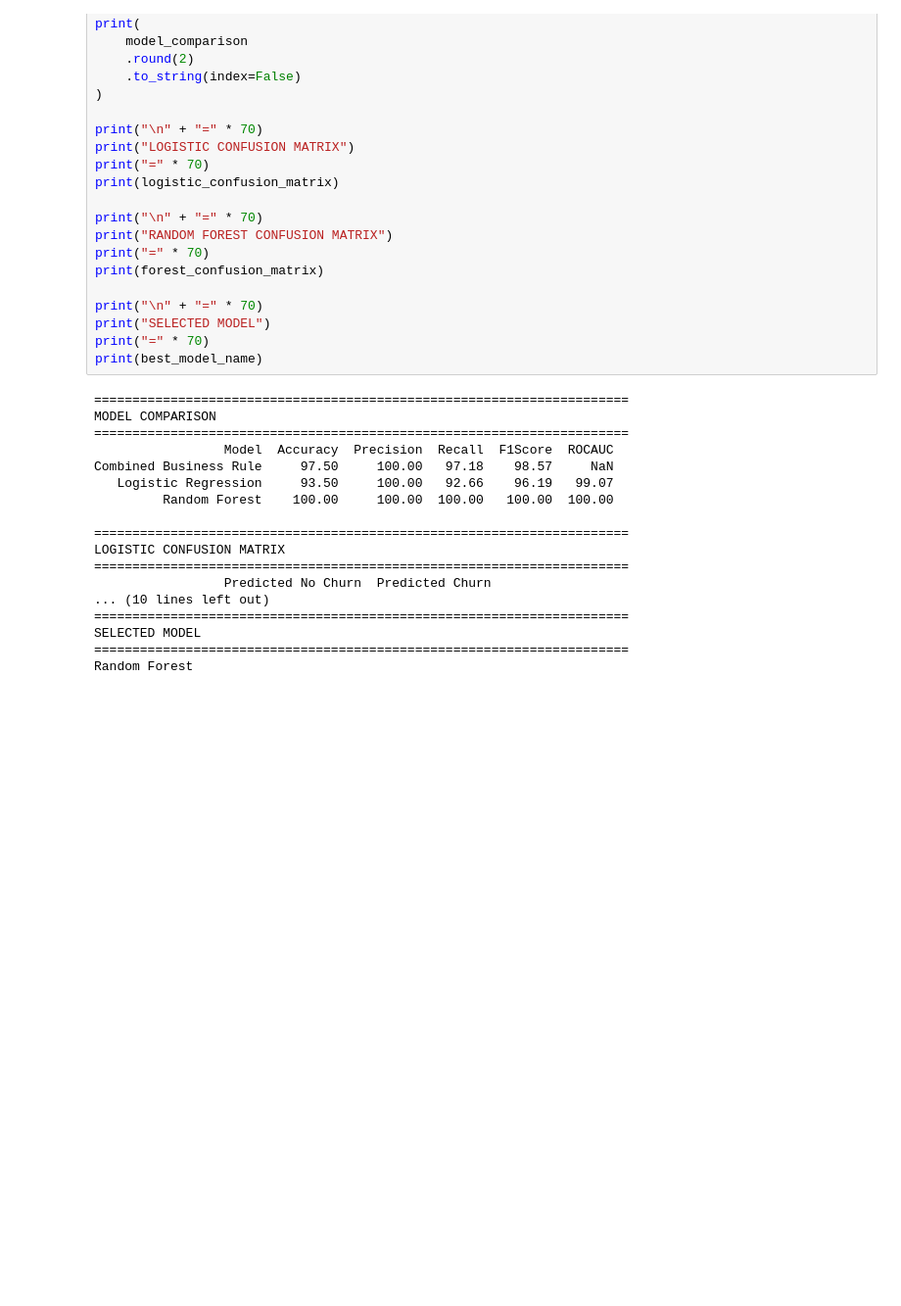
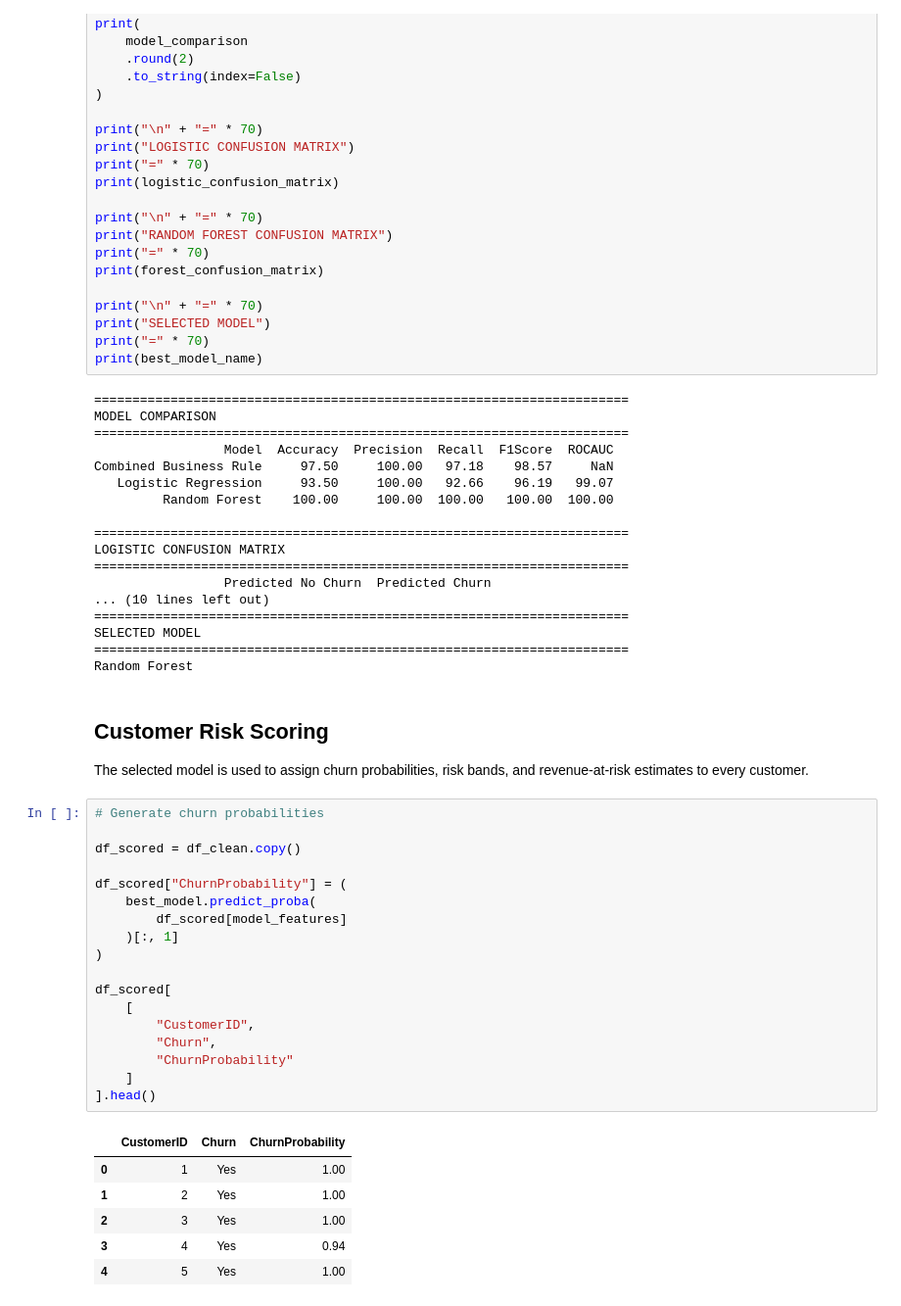
Before and after one commit to deardisha/retentioniq-telecom-churn, a Jupyter notebook: notebooks/01_retentioniq_analysis.ipynb, the cells around one changed output. Shown at 98% size. Cells and saved outputs as stored; diff of their text form; blank space fills up the shorter version.

```diff
--- a/notebooks/01_retentioniq_analysis.ipynb
+++ b/notebooks/01_retentioniq_analysis.ipynb
@@ -2064,3 +2064,32 @@ LOGISTIC CONFUSION MATRIX
 SELECTED MODEL
 ======================================================================
 Random Forest
+# %% [markdown]
+## Customer Risk Scoring
+
+The selected model is used to assign churn probabilities, risk bands, and revenue-at-risk estimates to every customer.
+# %%
+# Generate churn probabilities
+
+df_scored = df_clean.copy()
+
+df_scored["ChurnProbability"] = (
+    best_model.predict_proba(
+        df_scored[model_features]
+    )[:, 1]
+)
+
+df_scored[
+    [
+        "CustomerID",
+        "Churn",
+        "ChurnProbability"
+    ]
+].head()
+# %% [output]
+|  | CustomerID | Churn | ChurnProbability |
+| 0 | 1 | Yes | 1.00 |
+| 1 | 2 | Yes | 1.00 |
+| 2 | 3 | Yes | 1.00 |
+| 3 | 4 | Yes | 0.94 |
+| 4 | 5 | Yes | 1.00 |
```
Also changed, not shown: parts of 17 cells of this notebook, 2 other files.
